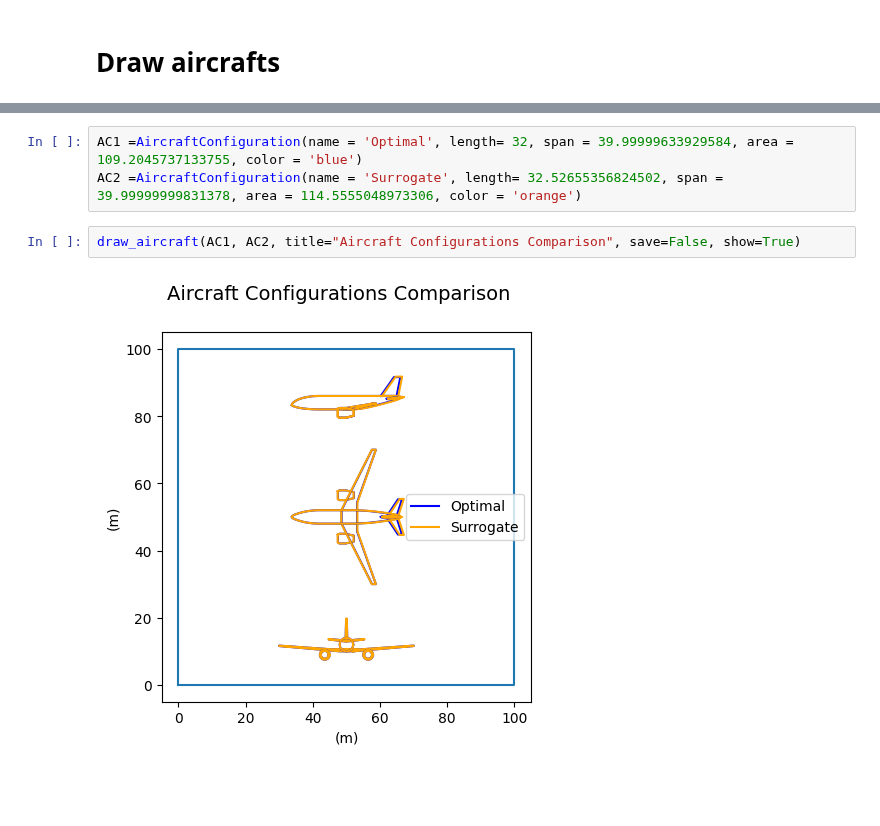
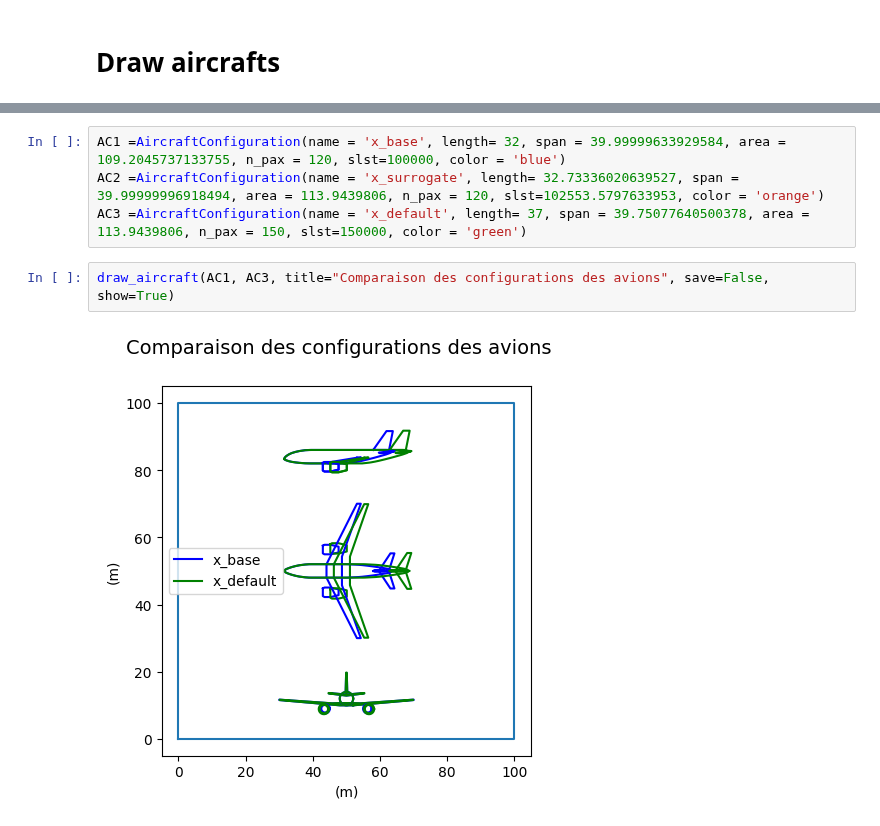
Before and after one commit to hannabkre/lh2pac, a Jupyter notebook: docs/scripts/project/UC1_problem1.ipynb, the cells around one changed output, grey strips where cells are left out. Drawn from its saved outputs; the diff is of its cells as text; blank space fills up the shorter version.

```diff
--- a/docs/scripts/project/UC1_problem1.ipynb
+++ b/docs/scripts/project/UC1_problem1.ipynb
@@ -226,7 +226,8 @@ Constraints values for the surrogate scenario:
 # %%
-AC1 =AircraftConfiguration(name = 'Optimal', length= 32, span = 39.99999633929584, area = 109.2045737133755, color = 'blue')
-AC2 =AircraftConfiguration(name = 'Surrogate', length= 32.52655356824502, span = 39.99999999831378, area = 114.5555048973306, color = 'orange')
+AC1 =AircraftConfiguration(name = 'x_base', length= 32, span = 39.99999633929584, area = 109.2045737133755, n_pax = 120, slst=100000, color = 'blue')
+AC2 =AircraftConfiguration(name = 'x_surrogate', length= 32.73336020639527, span = 39.99999996918494, area = 113.9439806, n_pax = 120, slst=102553.5797633953, color = 'orange')
+AC3 =AircraftConfiguration(name = 'x_default', length= 37, span = 39.75077640500378, area = 113.9439806, n_pax = 150, slst=150000, color = 'green')
 # %%
-draw_aircraft(AC1, AC2, title="Aircraft Configurations Comparison", save=False, show=True)
+draw_aircraft(AC1, AC3, title="Comparaison des configurations des avions", save=False, show=True)
 # %% [output]
-[figure, old version]
+[figure, new version]
```
Also changed, not shown: parts of 7 cells of this notebook, 1 other file.
